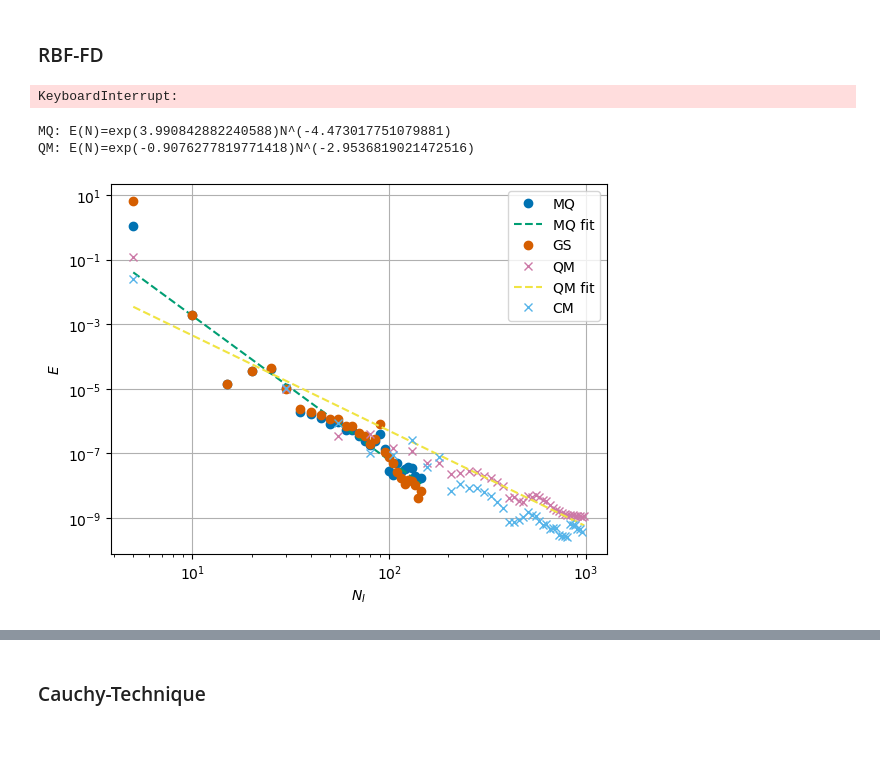
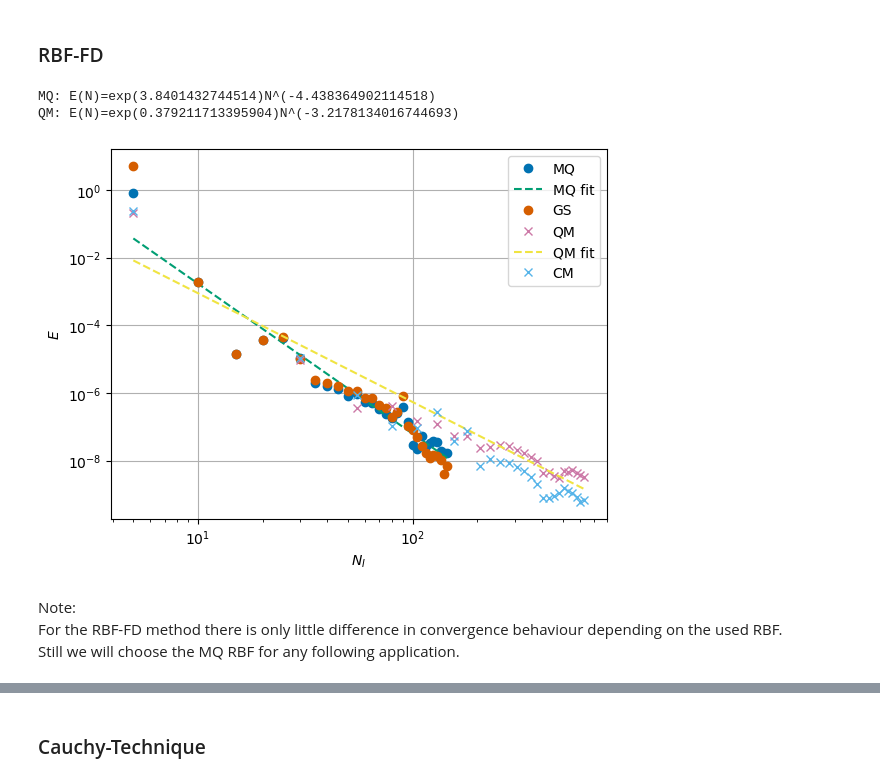
Before and after one commit to maggi0805/MML, a Jupyter notebook: mml_overview.ipynb, the cells around one changed output, grey strips where cells are left out. Saved outputs shown, nothing was run; the diff lists cells and outputs as text; code cells hidden in the pictures; blank space fills up the shorter version.

```diff
--- a/mml_overview.ipynb
+++ b/mml_overview.ipynb
@@ -966,7 +1116,7 @@ def rbf_fd(str_type_phi, X_int, X_bdy, l, n, e):
 
         wj = linalg.solve(A_tilde(str_type_phi, st_x, e, l), RHS(str_type_phi, st_x, xj, l, n, e))[:n]
 
-        f_tilde[j] = f(xj[0], xj[1]) # For f tilde
+        #f_tilde[j] = f(xj[0], xj[1]) # For f tilde
         if len(st_bdy) > 0:
             sum_g = 0
             for i, x in enumerate(st_x):
@@ -1218,7 +1383,7 @@ QM: E(N)=exp(-8.008874111015503)N^(-1.8984342459874017)
 ### RBF-FD
 # %%
 N_Is_mq = np.arange(5, 150, 5)
-N_Is_qm = np.arange(5, 1000, 25)
+N_Is_qm = np.arange(5, 650, 25)
 u, f = func('u1')
 err_mq = []
 err_gs = []
@@ -1243,58 +1408,39 @@ for N_I in N_Is_qm:
     err = np.copy(inte)
     err_qm.append(Error(u_approx))
 
 for N_I in N_Is_qm:
     inte, bdy, trash, trash = domain('ud', N_I, int(2 * np.log(N_I)) + 20, 0.5, 10000)
     u_approx = rbf_fd('CM', inte, bdy, 2, int(N_I / 10) + 5, 0.7)
     err = np.copy(inte)
     err_cm.append(Error(u_approx))
 
 c_s = np.polyfit(np.log(N_Is_mq), np.log(err_mq), 1)
 poly_c = np.poly1d(c_s)
 
 c_s_qm = np.polyfit(np.log(N_Is_qm), np.log(err_qm), 1)
 poly_c_qm = np.poly1d(c_s_qm)
 
 plt.plot(N_Is_mq, err_mq, linestyle = 'none', marker = 'o', label = 'MQ');
 plt.plot(N_Is_mq, np.exp(poly_c(np.log(N_Is_mq))), linestyle = '--', label = 'MQ fit');
 plt.plot(N_Is_mq, err_gs, linestyle = 'none', marker = 'o', label = 'GS');
 plt.plot(N_Is_qm, err_qm, linestyle = 'none', marker = 'x', label = 'QM');
 plt.plot(N_Is_qm, np.exp(poly_c_qm(np.log(N_Is_qm))), linestyle = '--', label = 'QM fit');
 plt.plot(N_Is_qm, err_cm, linestyle = 'none', marker = 'x', label = 'CM');
 plt.yscale('log')
 plt.xscale('log');
 plt.grid(True);
 plt.xlabel(r'$N_I$')
 plt.ylabel(r'$E$')
 plt.legend();
 print('MQ: E(N)=exp({})N^({})'.format(c_s[1], c_s[0]))
 print('QM: E(N)=exp({})N^({})'.format(c_s_qm[1], c_s_qm[0]))
 # %% [output]
-KeyboardInterrupt:
+MQ: E(N)=exp(3.8401432744514)N^(-4.438364902114518)
+QM: E(N)=exp(0.379211713395904)N^(-3.2178134016744693)
+[figure, added]
-# %%
-c_s = np.polyfit(np.log(N_Is_mq), np.log(err_mq), 1)
-poly_c = np.poly1d(c_s)
-
-c_s_qm = np.polyfit(np.log(N_Is_qm), np.log(err_qm), 1)
-poly_c_qm = np.poly1d(c_s_qm)
-
-plt.plot(N_Is_mq, err_mq, linestyle = 'none', marker = 'o', label = 'MQ');
-plt.plot(N_Is_mq, np.exp(poly_c(np.log(N_Is_mq))), linestyle = '--', label = 'MQ fit');
-plt.plot(N_Is_mq, err_gs, linestyle = 'none', marker = 'o', label = 'GS');
-plt.plot(N_Is_qm, err_qm, linestyle = 'none', marker = 'x', label = 'QM');
-plt.plot(N_Is_qm, np.exp(poly_c_qm(np.log(N_Is_qm))), linestyle = '--', label = 'QM fit');
-plt.plot(N_Is_qm[:39], err_cm, linestyle = 'none', marker = 'x', label = 'CM');
-plt.yscale('log')
-plt.xscale('log');
-plt.grid(True);
-plt.xlabel(r'$N_I$')
-plt.ylabel(r'$E$')
-plt.legend();
-print('MQ: E(N)=exp({})N^({})'.format(c_s[1], c_s[0]))
-print('QM: E(N)=exp({})N^({})'.format(c_s_qm[1], c_s_qm[0]))
-# %% [output]
-MQ: E(N)=exp(3.990842882240588)N^(-4.473017751079881)
-QM: E(N)=exp(-0.9076277819771418)N^(-2.9536819021472516)
-[figure, removed]
+# %% [markdown]
+Note: \
+For the RBF-FD method there is only little difference in convergence behaviour depending on the used RBF. \
+Still we will choose the MQ RBF for any following application.
 # %% [markdown]
 ## Shape parameter $\epsilon$
```
Also changed, not shown: parts of 63 cells of this notebook.
